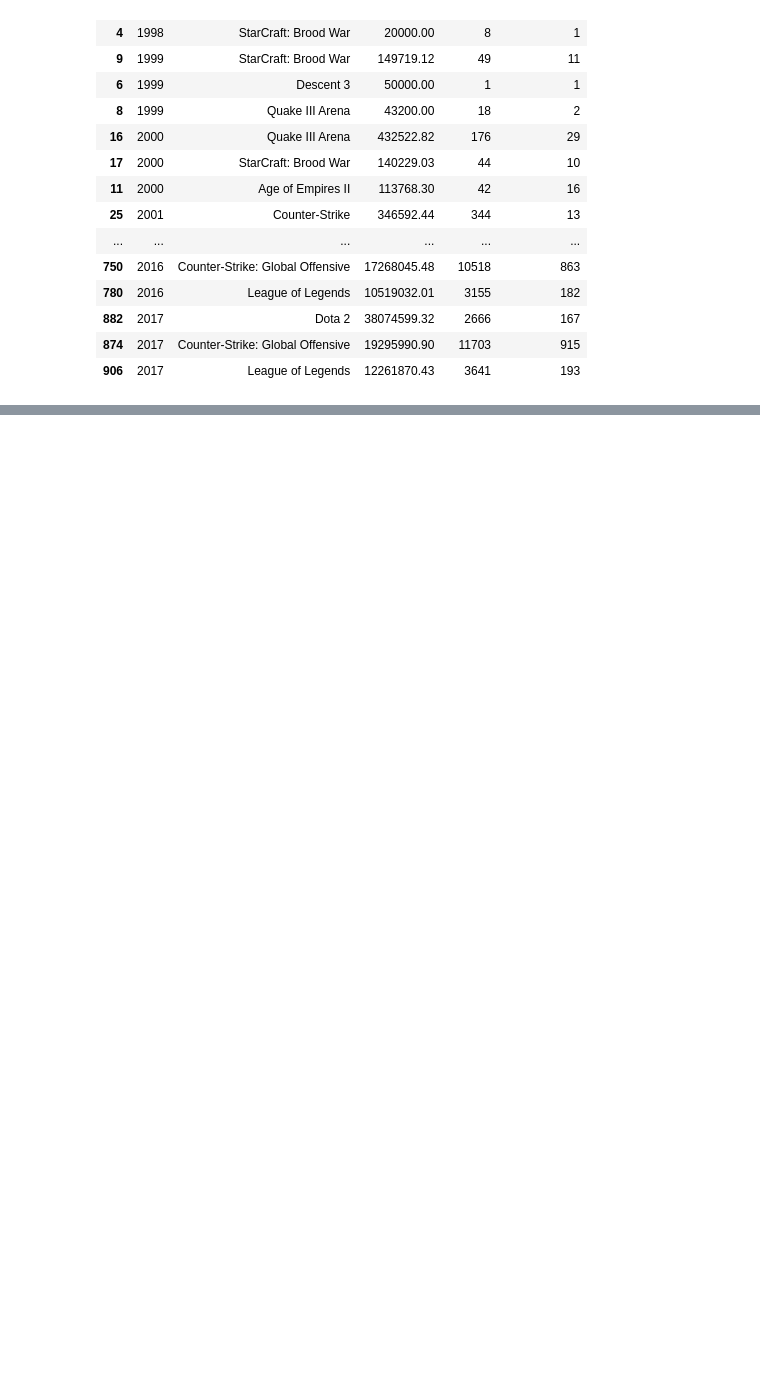
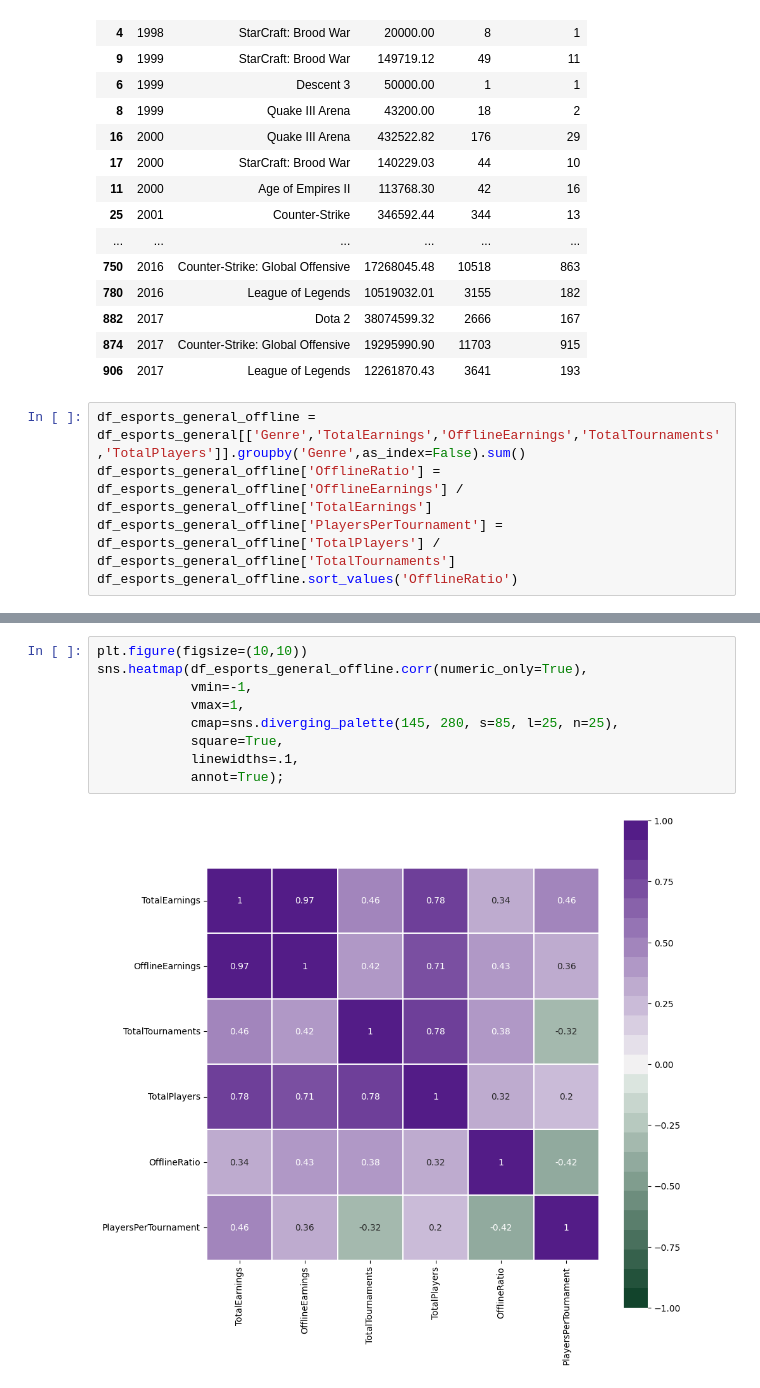
Before and after one commit to Sanrit0/EDA_Esports, a Jupyter notebook: Extraccion_datos/esportsearnings.ipynb, the cells around one changed output, grey strips where cells are left out. Drawn from its saved outputs; the diff is of its cells as text; blank space fills up the shorter version.

```diff
--- a/Extraccion_datos/esportsearnings.ipynb
+++ b/Extraccion_datos/esportsearnings.ipynb
@@ -473,3 +473,8 @@ df_hist_anual_game_top3.head(60)
 | 882 | 2017 | Dota 2 | 38074599.32 | 2666 | 167 |
 | 874 | 2017 | Counter-Strike: Global Offensive | 19295990.90 | 11703 | 915 |
 | 906 | 2017 | League of Legends | 12261870.43 | 3641 | 193 |
+# %%
+df_esports_general_offline = df_esports_general[['Genre','TotalEarnings','OfflineEarnings','TotalTournaments','TotalPlayers']].groupby('Genre',as_index=False).sum()
+df_esports_general_offline['OfflineRatio'] = df_esports_general_offline['OfflineEarnings'] / df_esports_general_offline['TotalEarnings']
+df_esports_general_offline['PlayersPerTournament'] = df_esports_general_offline['TotalPlayers'] / df_esports_general_offline['TotalTournaments']
+df_esports_general_offline.sort_values('OfflineRatio')
@@ -475,0 +495,11 @@ df_hist_anual_game_top3.head(60)
+# %%
+plt.figure(figsize=(10,10))
+sns.heatmap(df_esports_general_offline.corr(numeric_only=True),
+            vmin=-1,
+            vmax=1,
+            cmap=sns.diverging_palette(145, 280, s=85, l=25, n=25),
+            square=True,
+            linewidths=.1,
+            annot=True);
+# %% [output]
+[figure, added]
```
Also changed, not shown: parts of 2 cells of this notebook.
